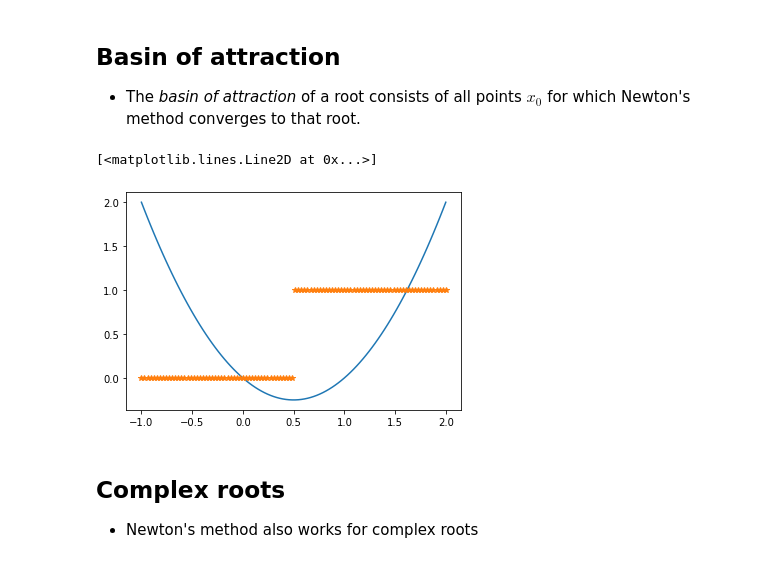
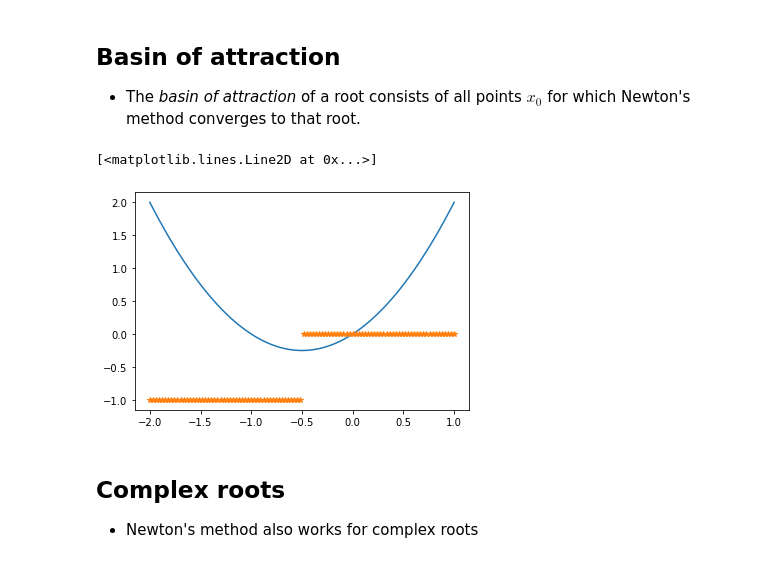
Before and after one commit to TristanvanLeeuwen/WISM100_Robotics, a Jupyter notebook: lectures/lecture1.ipynb, the cells around one changed output. Drawn from its saved outputs; the diff is of its cells as text; code cells hidden in the pictures.

```diff
--- a/lectures/lecture1.ipynb
+++ b/lectures/lecture1.ipynb
@@ -103,10 +103,10 @@ error =  0.0
 * Express $f(x) = 0$ as $g(x) = x$
 * Apply *fixed-point iteration* $x_{k+1} = g(x_k)$.
 # %%
-g = lambda x : x**2
-x = 2
+g = lambda x : -x**2
+x = .9
 
 for k in range(10):
     x = g(x)
-    print('error = ', abs(x - 1))
+    print('error = %1.2e'%abs(x))
 # %% [output]
@@ -202,21 +200,21 @@ error =  0.0
 # %%
 import numpy as np
 import matplotlib.pyplot as plt
 
-f  = lambda x: x*(x-1)
-df = lambda x: 2*x-1
+f  = lambda x: x*(x+1)
+df = lambda x: 2*x+1
 
-x0 = np.linspace(-1,2,100)
+x0 = np.linspace(-2,1,100)
 x = np.copy(x0)
 
 for k in range(10):
     x = x - f(x) / df(x)
 
 plt.plot(x0,f(x0))
 plt.plot(x0,x,'*')
 # %% [output]
 [<matplotlib.lines.Line2D at 0x...>]
-[figure, old version]
+[figure, new version]
 # %% [markdown]
 ## Complex roots
 
```
Also changed, not shown: parts of 19 cells of this notebook.
